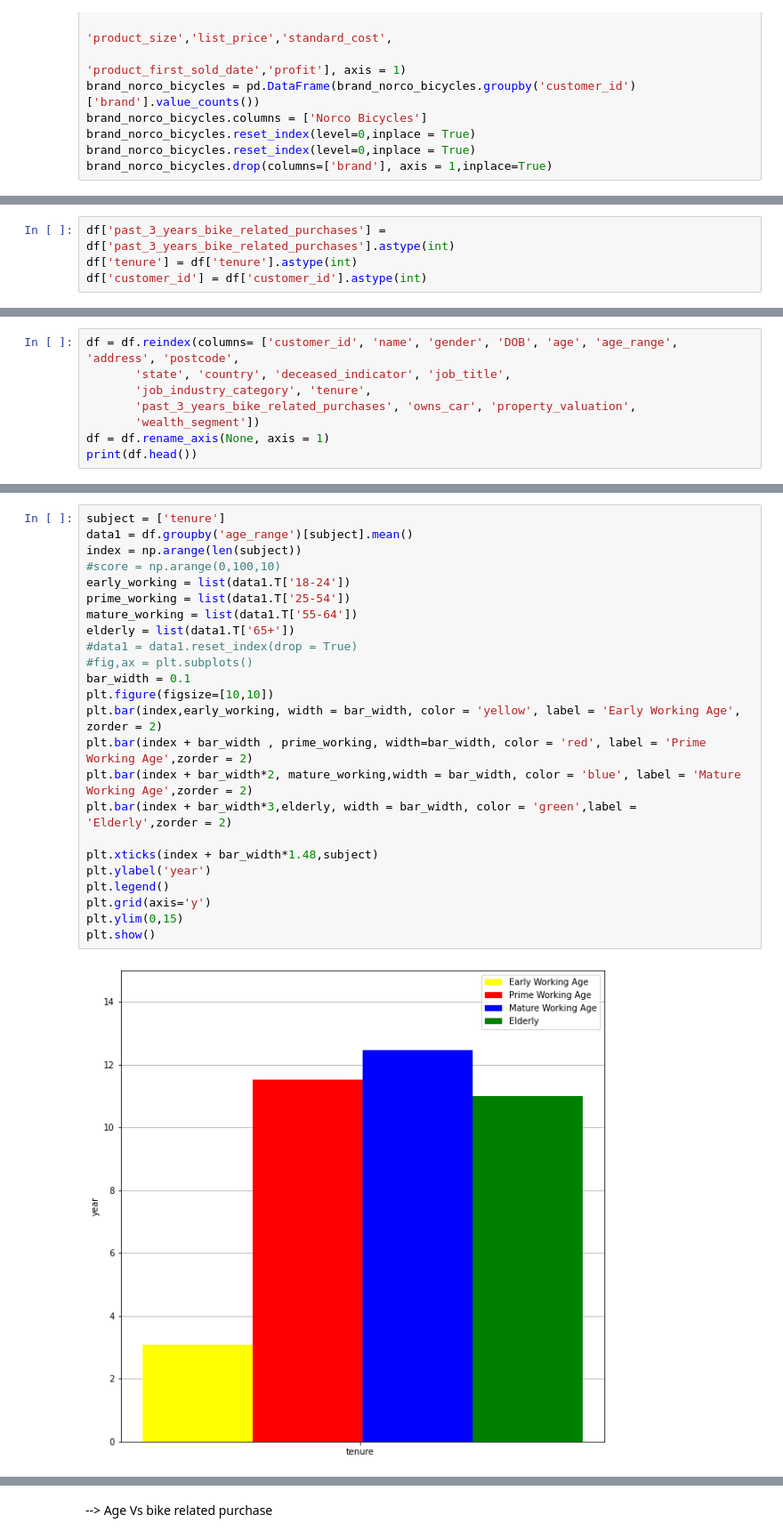
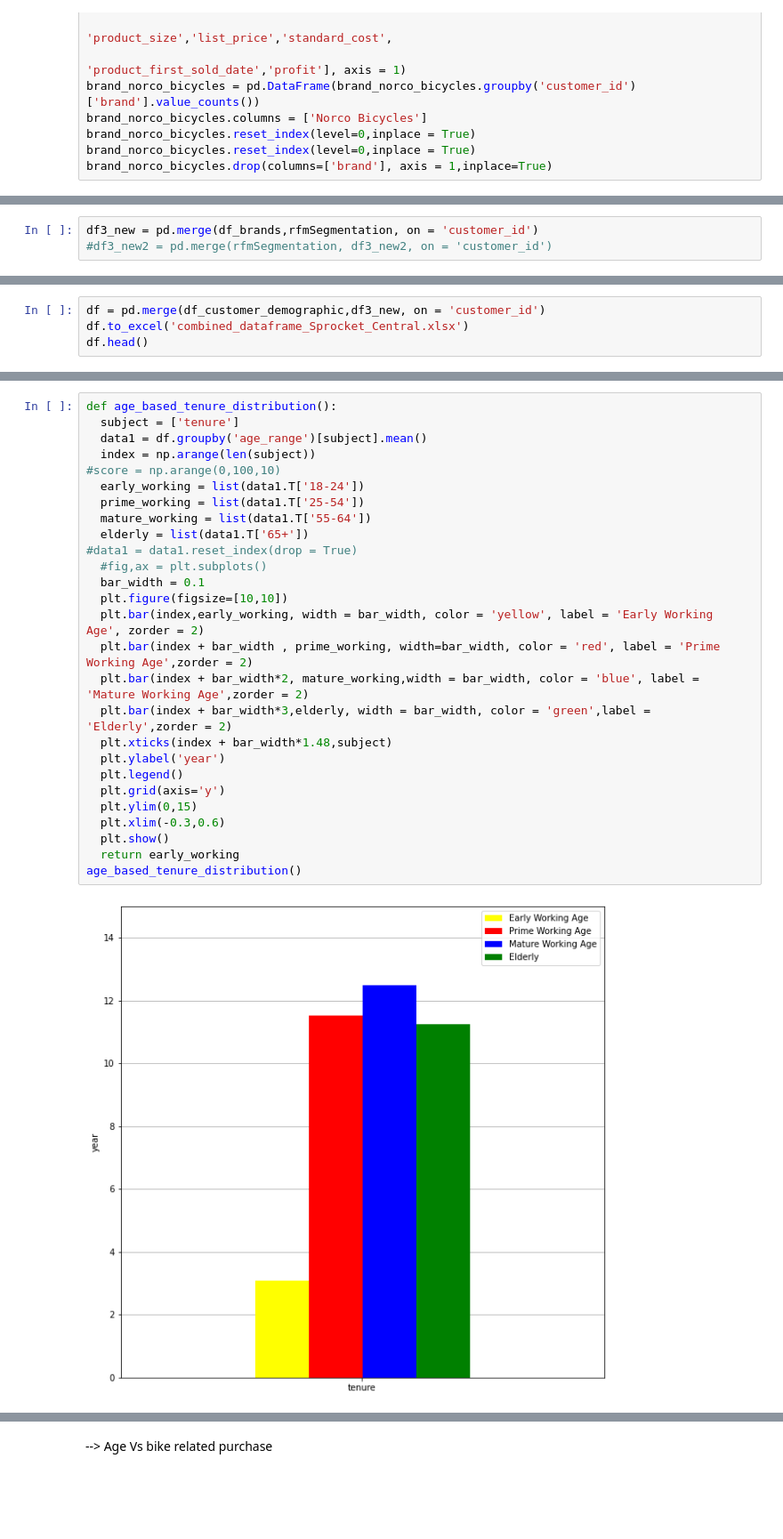
Before and after one commit to gamagilang/KPMG_Virtual_Internship, a Jupyter notebook: KPMG_Task_2.ipynb, the cells around one changed output, grey strips where cells are left out. Shown at 89% size. Cells and saved outputs as stored; diff of their text form; blank space fills up the shorter version.

```diff
--- a/KPMG_Task_2.ipynb
+++ b/KPMG_Task_2.ipynb
@@ -1135,0 +1295,3 @@ df.head()
+# %%
+df3_new = pd.merge(df_brands,rfmSegmentation, on = 'customer_id')
+#df3_new2 = pd.merge(rfmSegmentation, df3_new2, on = 'customer_id')
@@ -1135,0 +1319,4 @@ df.head()
+# %%
+df = pd.merge(df_customer_demographic,df3_new, on = 'customer_id')
+df.to_excel('combined_dataframe_Sprocket_Central.xlsx')
+df.head()
@@ -1156,4 +1349,0 @@ memory usage: 553.6+ KB
-# %%
-df['past_3_years_bike_related_purchases'] = df['past_3_years_bike_related_purchases'].astype(int)
-df['tenure'] = df['tenure'].astype(int)
-df['customer_id'] = df['customer_id'].astype(int)
@@ -1189,8 +1349,0 @@ Index(['customer_id', 'name', 'gender', 'DOB', 'age', 'address', 'postcode',
-# %%
-df = df.reindex(columns= ['customer_id', 'name', 'gender', 'DOB', 'age', 'age_range', 'address', 'postcode',
-       'state', 'country', 'deceased_indicator', 'job_title',
-       'job_industry_category', 'tenure',
-       'past_3_years_bike_related_purchases', 'owns_car', 'property_valuation',
-       'wealth_segment'])
-df = df.rename_axis(None, axis = 1)
-print(df.head())
@@ -1223,26 +1485,29 @@ Categories (4, object): ['18-24' < '25-54' < '55-64' < '65+']
 # %%
-subject = ['tenure']
-data1 = df.groupby('age_range')[subject].mean()
-index = np.arange(len(subject))
+def age_based_tenure_distribution():
+  subject = ['tenure']
+  data1 = df.groupby('age_range')[subject].mean()
+  index = np.arange(len(subject))
 #score = np.arange(0,100,10)
-early_working = list(data1.T['18-24'])
-prime_working = list(data1.T['25-54'])
-mature_working = list(data1.T['55-64'])
-elderly = list(data1.T['65+'])
+  early_working = list(data1.T['18-24'])
+  prime_working = list(data1.T['25-54'])
+  mature_working = list(data1.T['55-64'])
+  elderly = list(data1.T['65+'])
 #data1 = data1.reset_index(drop = True)
-#fig,ax = plt.subplots()
-bar_width = 0.1
-plt.figure(figsize=[10,10])
-plt.bar(index,early_working, width = bar_width, color = 'yellow', label = 'Early Working Age', zorder = 2)
-plt.bar(index + bar_width , prime_working, width=bar_width, color = 'red', label = 'Prime Working Age',zorder = 2)
-plt.bar(index + bar_width*2, mature_working,width = bar_width, color = 'blue', label = 'Mature Working Age',zorder = 2)
-plt.bar(index + bar_width*3,elderly, width = bar_width, color = 'green',label = 'Elderly',zorder = 2)
-
-plt.xticks(index + bar_width*1.48,subject)
-plt.ylabel('year')
-plt.legend()
-plt.grid(axis='y')
-plt.ylim(0,15)
-plt.show()
+  #fig,ax = plt.subplots()
+  bar_width = 0.1
+  plt.figure(figsize=[10,10])
+  plt.bar(index,early_working, width = bar_width, color = 'yellow', label = 'Early Working Age', zorder = 2)
+  plt.bar(index + bar_width , prime_working, width=bar_width, color = 'red', label = 'Prime Working Age',zorder = 2)
+  plt.bar(index + bar_width*2, mature_working,width = bar_width, color = 'blue', label = 'Mature Working Age',zorder = 2)
+  plt.bar(index + bar_width*3,elderly, width = bar_width, color = 'green',label = 'Elderly',zorder = 2)
+  plt.xticks(index + bar_width*1.48,subject)
+  plt.ylabel('year')
+  plt.legend()
+  plt.grid(axis='y')
+  plt.ylim(0,15)
+  plt.xlim(-0.3,0.6)
+  plt.show()
+  return early_working
+age_based_tenure_distribution()
 # %% [output]
-[figure, old version]
+[figure, new version]
```
Also changed, not shown: parts of 121 cells of this notebook.
